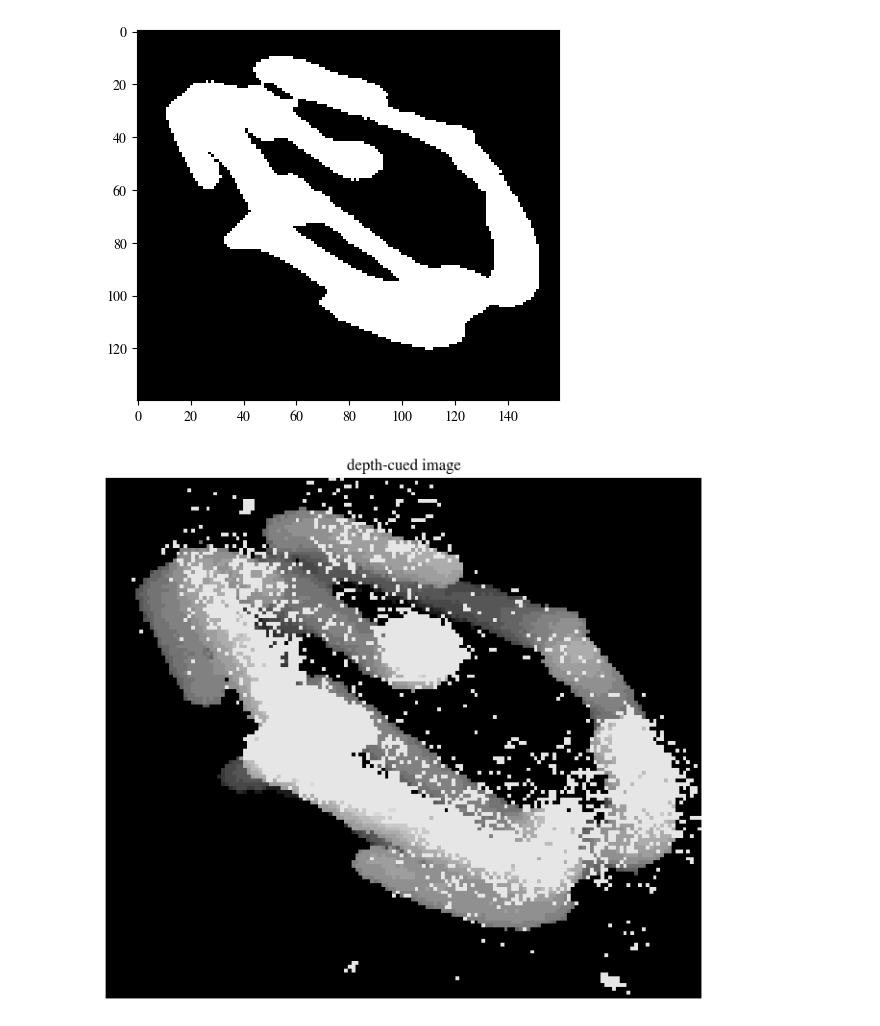
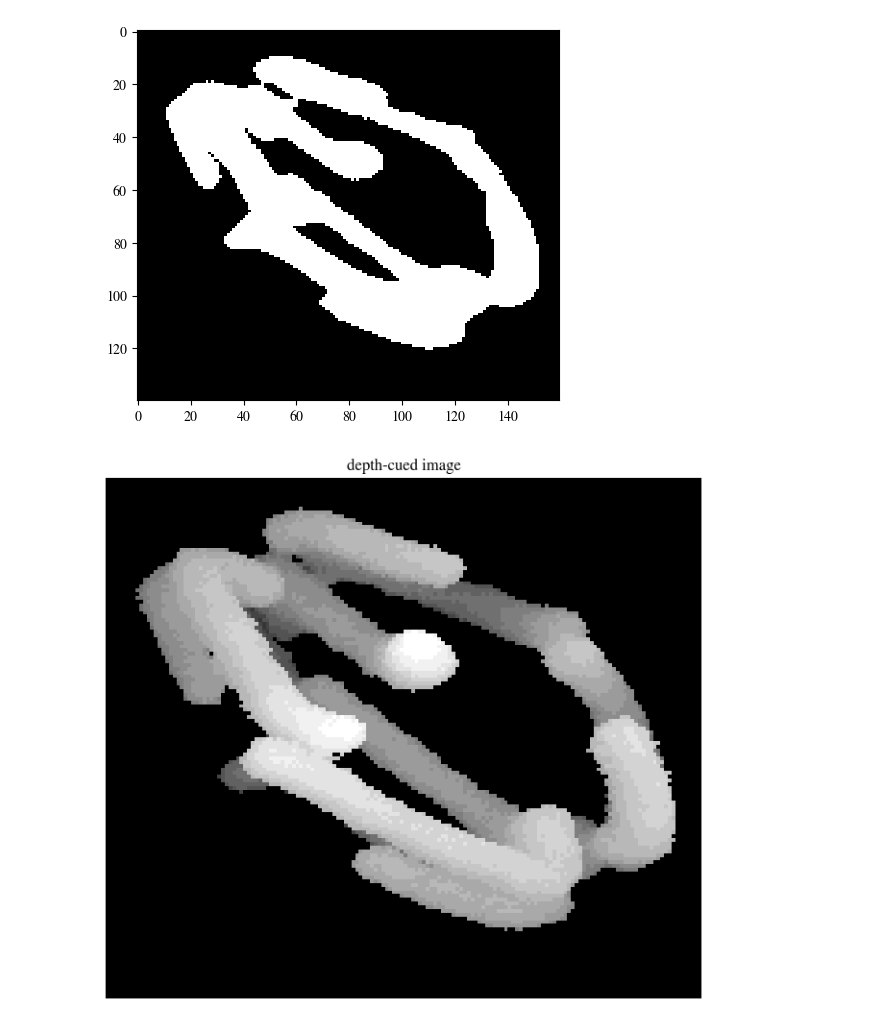
Before and after one commit to bramvaneerden/IA_Assignments, a Jupyter notebook: A6/Image_Analysis_assignment6_group8.ipynb, the cells around one changed output. Saved outputs shown, nothing was run; the diff lists cells and outputs as text; code cells hidden in the pictures.

Commit message:
Change otsu thresholding to fixed thresholding of 70.

```diff
--- a/A6/Image_Analysis_assignment6_group8.ipynb
+++ b/A6/Image_Analysis_assignment6_group8.ipynb
@@ -81,26 +81,27 @@ bin_img.Show()
 [figure]
 # %%
 def apply_depth_cueing(image_stack):
+    scaler = 0.9
     depth, y_size, x_size = image_stack.shape
     processed_stack = np.zeros_like(image_stack, dtype=np.float32)
 
     for i in range(depth):
         plane = image_stack[i, :, :]
-        intensity_factor = 0.9 * (depth - i) / depth  # linear scaling
+        intensity_factor = (1 - scaler) + (scaler * (depth - i) / depth)  # linear scaling
         processed_stack[i, :, :] = plane * intensity_factor
 
     return processed_stack
 # %%
 thresholded_stack = np.zeros_like(image_stack)
 for i in range(depth):
-    thresholded_stack[i,:,:] = dip.OtsuThreshold(image_stack[i,:,:])
+    thresholded_stack[i,:,:] = dip.FixedThreshold(image_stack[i,:,:], 70)
 # %%
 depth_cued_stack = apply_depth_cueing(thresholded_stack)
-combined_image = np.max(depth_cued_stack[:-1,:,:], axis=0)
+combined_image = np.max(depth_cued_stack, axis=0)
 plt.figure(figsize=(8, 8))
 plt.title("depth-cued image")
 plt.imshow(combined_image, cmap='gray', vmax=1, vmin=0)
 plt.axis('off')
 plt.show()
 # %% [output]
-[figure, old version]
+[figure, new version]
```
Also changed, not shown: parts of 3 cells of this notebook.
